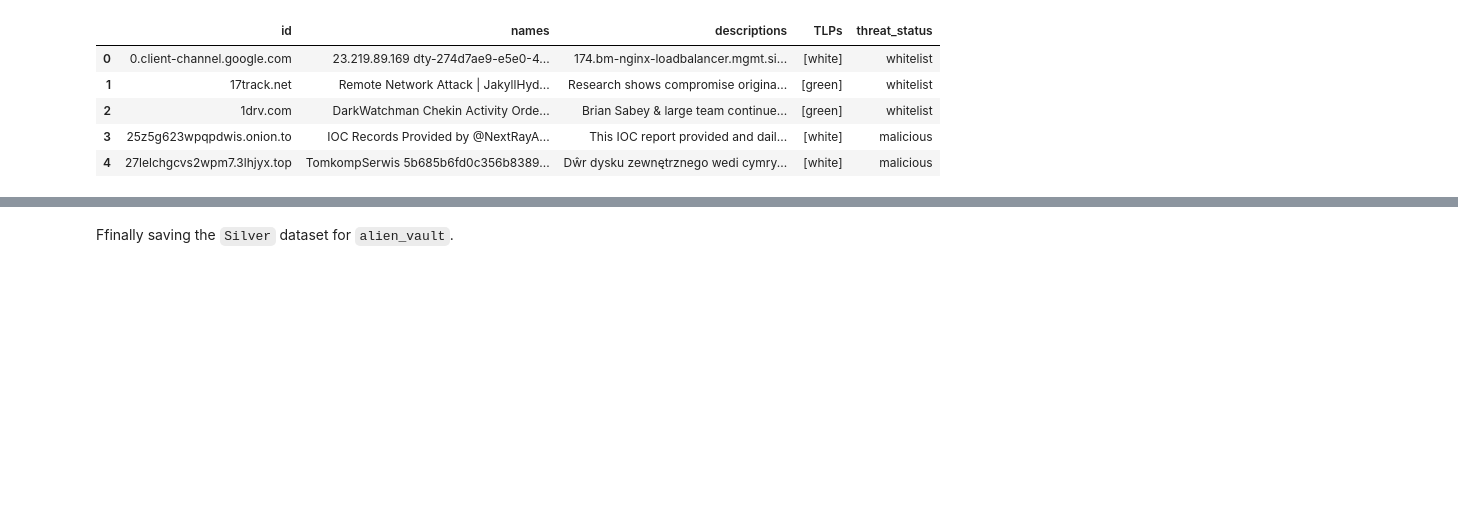
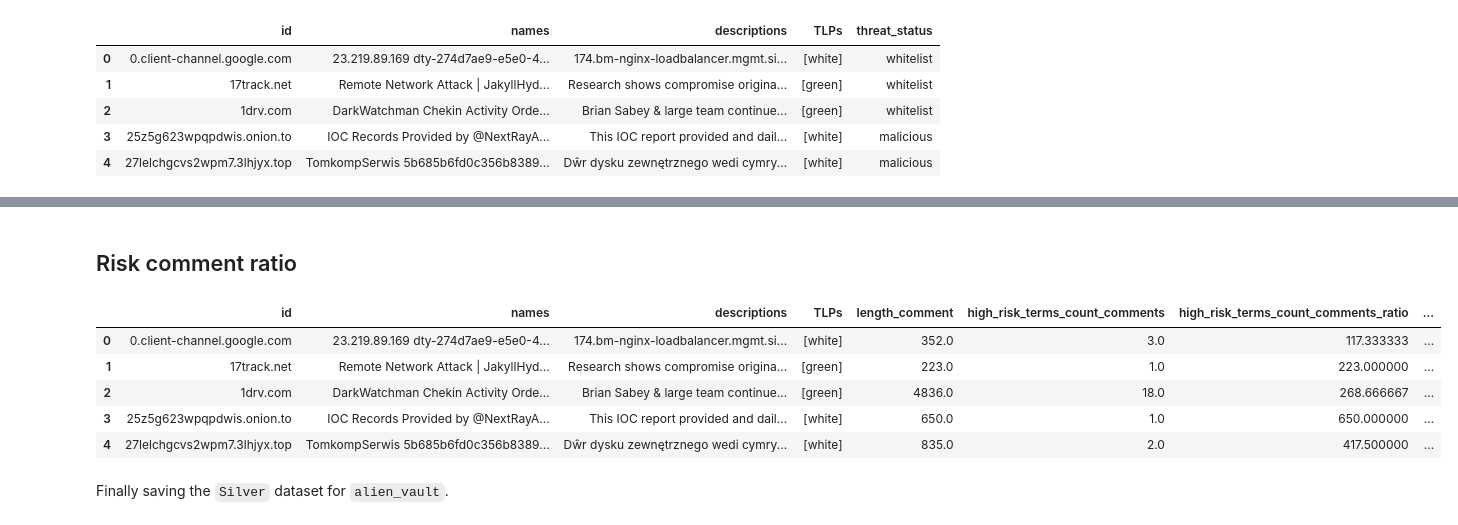
Before and after one commit to MaciaKing/CyberIntelLake_data, a Jupyter notebook: alien_vault_silver.ipynb, the cells around one changed output, grey strips where cells are left out. Cells and saved outputs as stored; diff of their text form; code cells hidden in the pictures; blank space fills up the shorter version.

Commit message:
[feat]: add length_comment + high_risk_terms_count_comments + high_risk_terms_count_comments_ratio

```diff
--- a/alien_vault_silver.ipynb
+++ b/alien_vault_silver.ipynb
@@ -162,0 +167,4 @@ df_final.head()
+# %%
+for index, row in df_final.iterrows():
+    text = ''.join(row['names']+row['descriptions'])
+    df_final.at[index, 'length_comment'] = len(text)
@@ -163,5 +224,25 @@ df_final.head()
+# %% [markdown]
+## Risk comment ratio
+# %%
+df_final['high_risk_terms_count_comments_ratio'] = (
+    df_final['length_comment'] /
+    df_final['high_risk_terms_count_comments'].replace(0, np.nan)
+)
+# %%
+# Move target to last column
+col = df_final.pop('threat_status')
+df_final.insert(len(df_final.columns), 'threat_status', col)
+# %%
+df_final.head()
+# %% [output]
+|  | id | names | descriptions | TLPs | length_comment | high_risk_terms_count_comments | high_risk_terms_count_comments_ratio | ... |
+| 0 | 0.client-channel.google.com | 23.219.89.169 dty-274d7ae9-e5e0-4... | 174.bm-nginx-loadbalancer.mgmt.si... | [white] | 352.0 | 3.0 | 117.333333 | ... |
+| 1 | 17track.net | Remote Network Attack | JakyllHyd... | Research shows compromise origina... | [green] | 223.0 | 1.0 | 223.000000 | ... |
+| 2 | 1drv.com | DarkWatchman Chekin Activity Orde... | Brian Sabey & large team continue... | [green] | 4836.0 | 18.0 | 268.666667 | ... |
+| 3 | 25z5g623wpqpdwis.onion.to | IOC Records Provided by @NextRayA... | This IOC report provided and dail... | [white] | 650.0 | 1.0 | 650.000000 | ... |
+| 4 | 27lelchgcvs2wpm7.3lhjyx.top | TomkompSerwis 5b685b6fd0c356b8389... | Dŵr dysku zewnętrznego wedi cymry... | [white] | 835.0 | 2.0 | 417.500000 | ... |
 # %% [markdown]
-Ffinally saving the `Silver` dataset for `alien_vault`.
+Finally saving the `Silver` dataset for `alien_vault`.
 # %%
 df_final.to_csv('silver/alien_vault/alien_vault.csv', sep=';', index=False)
 # %%
```
Also changed, not shown: parts of 8 cells of this notebook, 3 other files.
